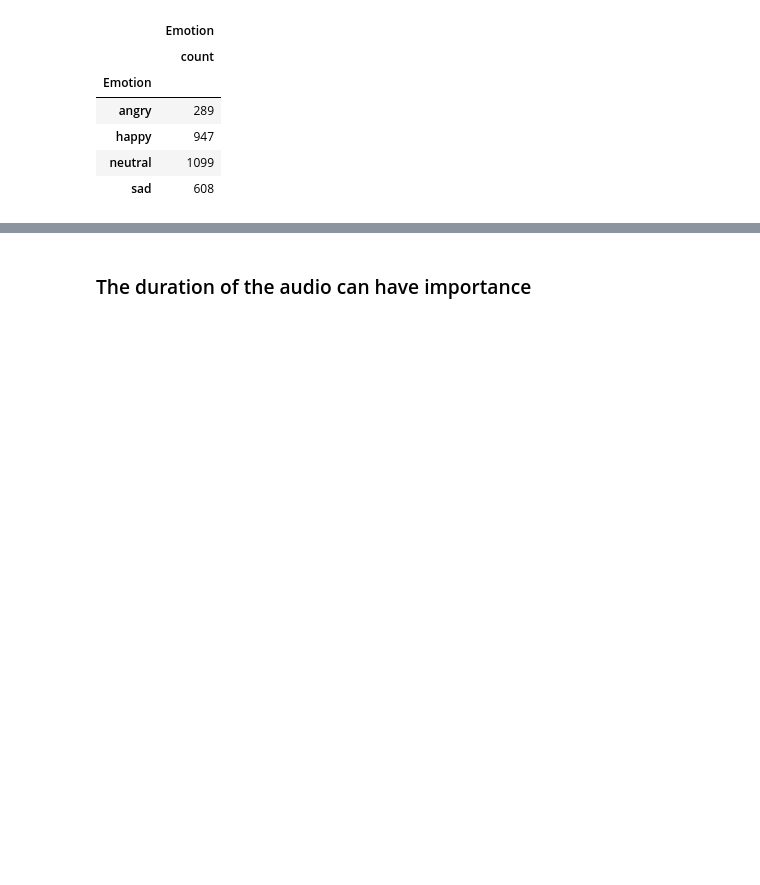
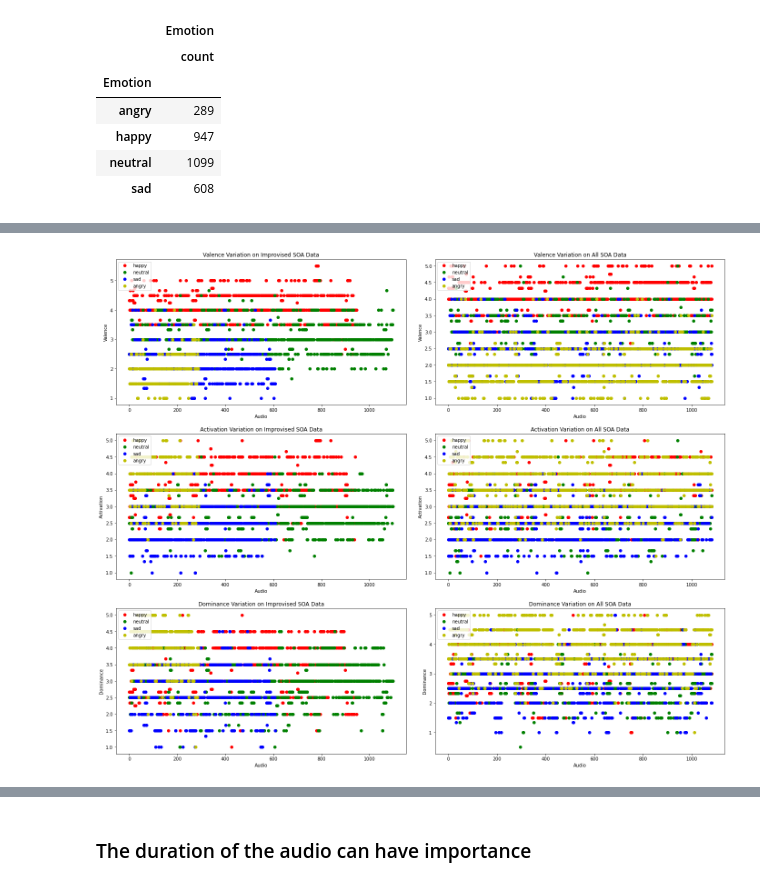
Before and after one commit to MarioCSilva/Speech_Emotion_Recognition_Thesis, a Jupyter notebook: iemocap/data/2_models_study.ipynb, the cells around one changed output, grey strips where cells are left out. Saved outputs shown, nothing was run; the diff lists cells and outputs as text; code cells hidden in the pictures; blank space fills up the shorter version.

Commit message:
testing labels distribution with improvised data

```diff
--- a/iemocap/data/2_models_study.ipynb
+++ b/iemocap/data/2_models_study.ipynb
@@ -195,0 +223,4 @@ plt.show()
+# %%
+labels_variations(['happy', 'sad', 'angry', 'neutral'])
+# %% [output]
+[figure, added]
```
Also changed, not shown: parts of 5 cells of this notebook.
